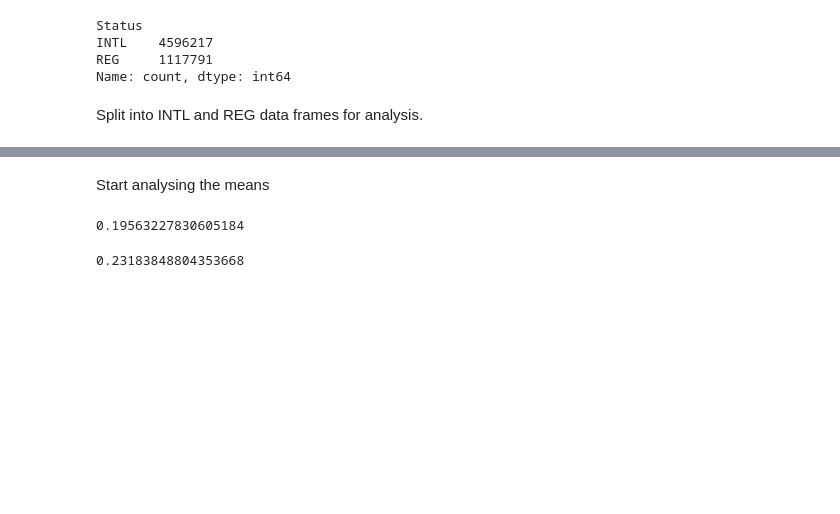
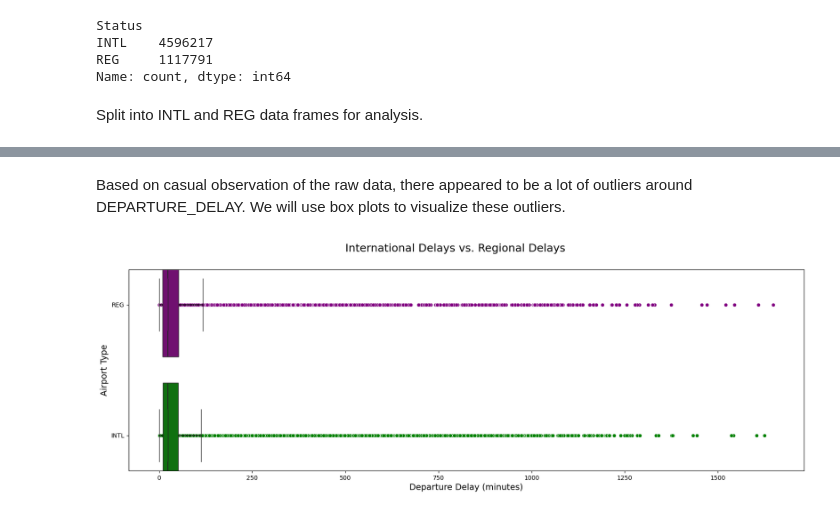
Before and after one commit to GaryLBentley/FlightDelays, a Jupyter notebook: FlightDelays.ipynb, the cells around one changed output, grey strips where cells are left out. Drawn from its saved outputs; the diff is of its cells as text; code cells hidden in the pictures; blank space fills up the shorter version.

```diff
--- a/FlightDelays.ipynb
+++ b/FlightDelays.ipynb
@@ -434,3 +437,8 @@ Split into INTL and REG data frames for analysis.
 # Create INTL and REG datasets
 df_intl = df_flights[df_flights['Status'] == 'INTL']
 df_reg = df_flights[df_flights['Status'] == 'REG']
+
+#df_intl_delay = df_intl[df_intl['DELAYED'] == 1]
+#df_reg_delay = df_reg[df_reg['DELAYED'] == 1]
+
+df_all_delay = df_flights[df_flights['DELAYED'] ==1]
@@ -446,2 +444,0 @@ df_reg.head()
-# %% [markdown]
-Start analysing the means
@@ -450,12 +445,26 @@ df_reg.info()
-# %%
-# Proportion of the REG flights population that are DELAYED
-r_pop = df_reg['DELAYED'].sum() / df_reg.shape[0]
-r_pop
-# %% [output]
-0.19563227830605184
-# %%
-# Proportion of the INTL flights population that are DELAYED
-i_pop = df_intl['DELAYED'].sum() / df_intl.shape[0]
-i_pop
-# %% [output]
-0.23183848804353668
+# %% [markdown]
+Based on casual observation of the raw data, there appeared to be a lot of outliers around DEPARTURE_DELAY. We will use box plots to visualize these outliers.
+# %%
+# Define custom colors for the boxplots
+custom_palette = {'INTL': 'green', 'REG': 'purple'}
+
+# Create the boxplot
+plt.subplots(nrows=1, ncols=1, figsize=(20,6))
+plt.suptitle('International Delays vs. Regional Delays', size=18)
+sns.boxplot(x='DEPARTURE_DELAY', y='Status', hue='Status', data=df_all_delay, palette=custom_palette,
+            flierprops=dict(markerfacecolor='none', markeredgecolor='none', alpha=0.0),
+            whiskerprops=dict(color='black', linewidth=1.5), notch=True)
+
+# Add scatterplot with same hue colors for outlier circles
+for i, status in enumerate(df_all_delay['Status'].unique()):
+    sns.scatterplot(data=df_all_delay[df_all_delay['Status'] == status], x='DEPARTURE_DELAY', y='Status', color=custom_palette[status])
+
+# Set x-label and y-label
+plt.xlabel('Departure Delay (minutes)', fontsize=14)
+plt.ylabel('Airport Type', fontsize=14)
+
+
+# Display the boxplot
+plt.show()
+# %% [output]
+[figure, added]
```
Also changed, not shown: parts of 8 cells of this notebook.
